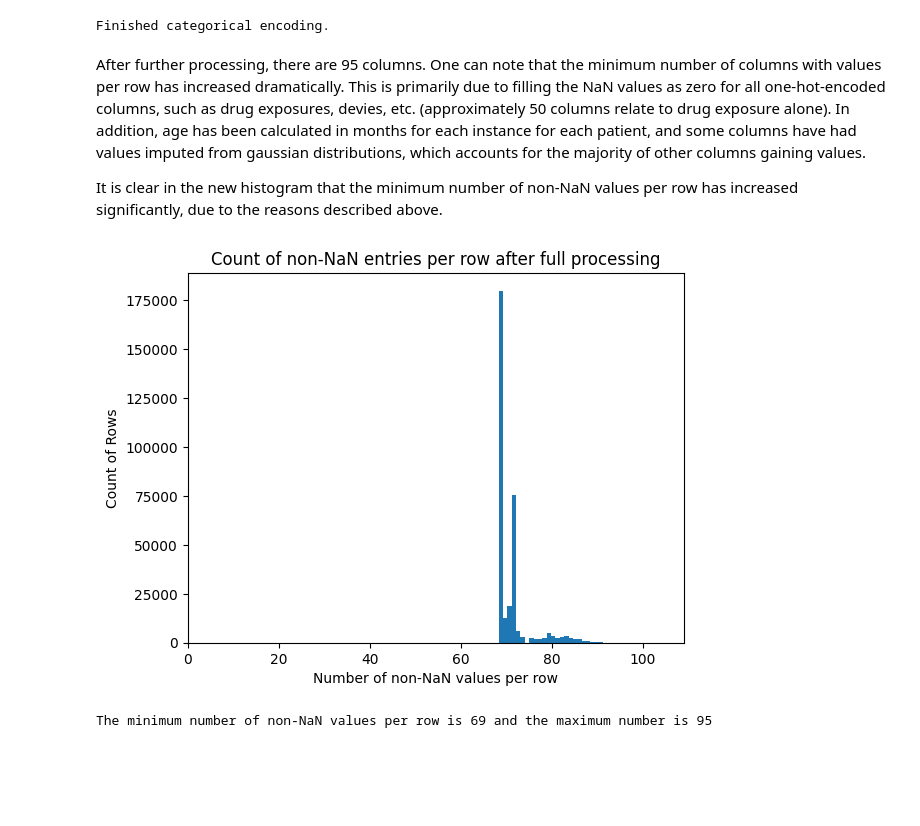
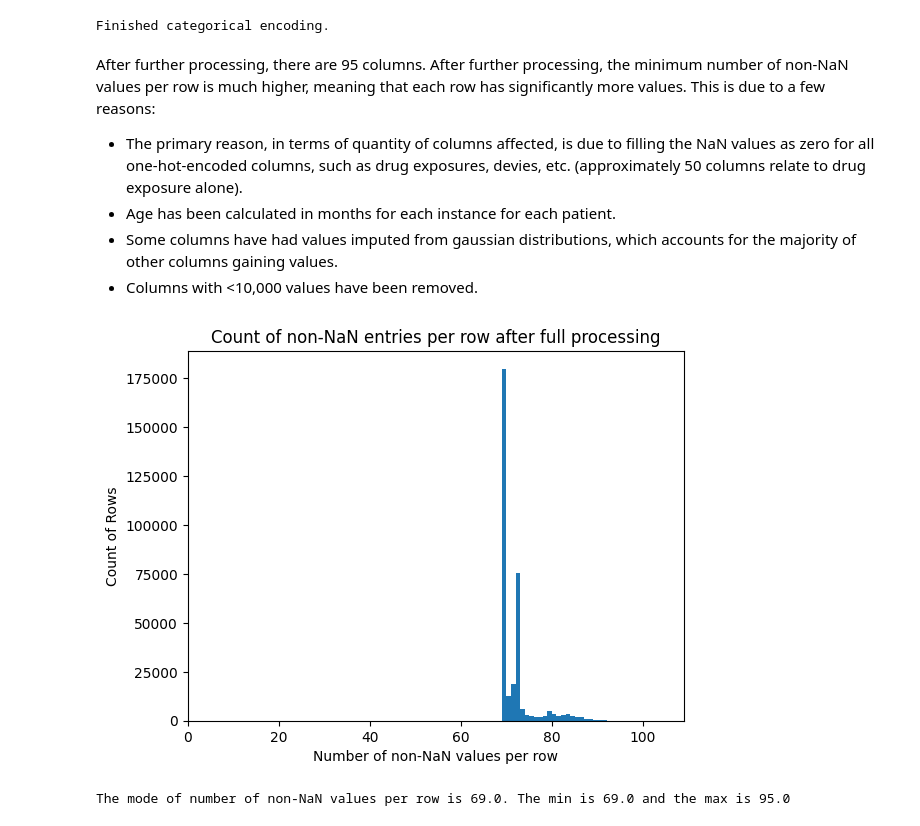
Before and after one commit to carseys/pediatric-sepsis-ml-kaggle, a Jupyter notebook: data_visualizations.ipynb, the cells around one changed output. Saved outputs shown, nothing was run; the diff lists cells and outputs as text; code cells hidden in the pictures; blank space fills up the shorter version.

```diff
--- a/data_visualizations.ipynb
+++ b/data_visualizations.ipynb
@@ -60,18 +64,20 @@ Zeros filled.
 Beginning categorical encoding.
 Finished categorical encoding.
 # %% [markdown]
-After further processing, there are 95 columns. One can note that the minimum number of columns with values per row has increased dramatically. This is primarily due to filling the NaN values as zero for all one-hot-encoded columns, such as drug exposures, devies, etc. (approximately 50 columns relate to drug exposure alone). In addition, age has been calculated in months for each instance for each patient, and some columns have had values imputed from gaussian distributions, which accounts for the majority of other columns gaining values.
-
-It is clear in the new histogram that the minimum number of non-NaN values per row has increased significantly, due to the reasons described above.
+After further processing, there are 95 columns. After further processing, the minimum number of non-NaN values per row is much higher, meaning that each row has significantly more values. This is due to a few reasons:
+* The primary reason, in terms of quantity of columns affected, is due to filling the NaN values as zero for all one-hot-encoded columns, such as drug exposures, devies, etc. (approximately 50 columns relate to drug exposure alone).
+* Age has been calculated in months for each instance for each patient.
+* Some columns have had values imputed from gaussian distributions, which accounts for the majority of other columns gaining values.
+* Columns with <10,000 values have been removed.
 # %%
-plt.hist(x = sepsis_data_processing.factors.count(axis=1), bins = bin_width)
+bin_height_2, bin_width_2, _ = plt.hist(x=sepsis_data_processing.factors.count(axis=1),bins=np.arange(0,110,1))
 plt.title(label='Count of non-NaN entries per row after full processing');
 plt.xlabel('Number of non-NaN values per row')
 plt.ylabel('Count of Rows')
 plt.xlim(0,109);
 # %% [output]
-[figure, old version]
+[figure, new version]
 # %%
-print(f'The minimum number of non-NaN values per row is {np.min(sepsis_data_processing.factors.count(axis=1))} and the maximum number is {np.max(sepsis_data_processing.factors.count(axis=1))}')
+print(f'The mode of number of non-NaN values per row is {bin_width_2[np.argmax(bin_height_2)]}. The min is {np.min(bin_width_2[:-1][bin_height_2>0])} and the max is {np.max(bin_width_2[:-1][bin_height_2>0])}')
 # %% [output]
-The minimum number of non-NaN values per row is 69 and the maximum number is 95
+The mode of number of non-NaN values per row is 69.0. The min is 69.0 and the max is 95.0
```
Also changed, not shown: parts of 3 cells of this notebook.
